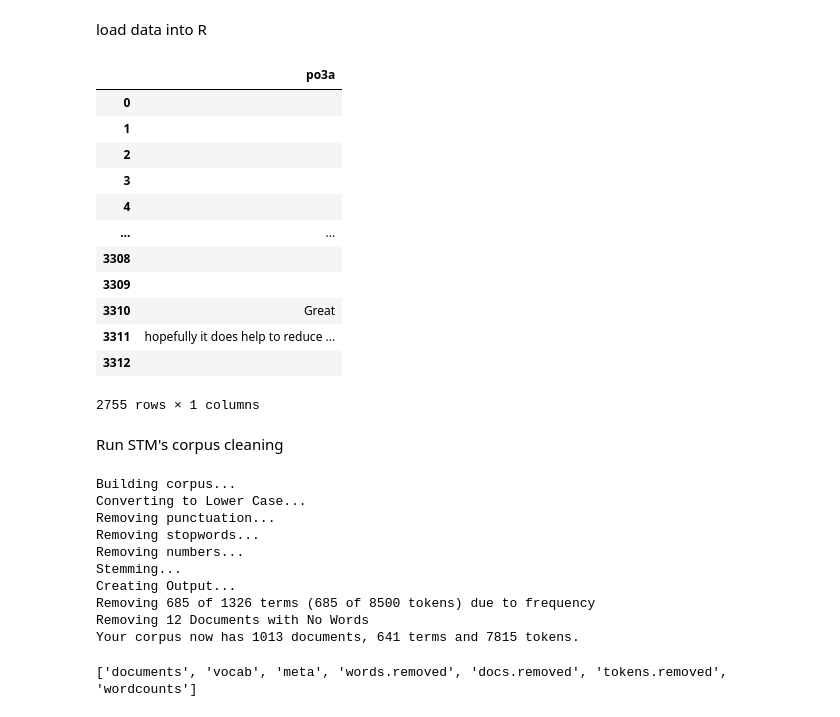
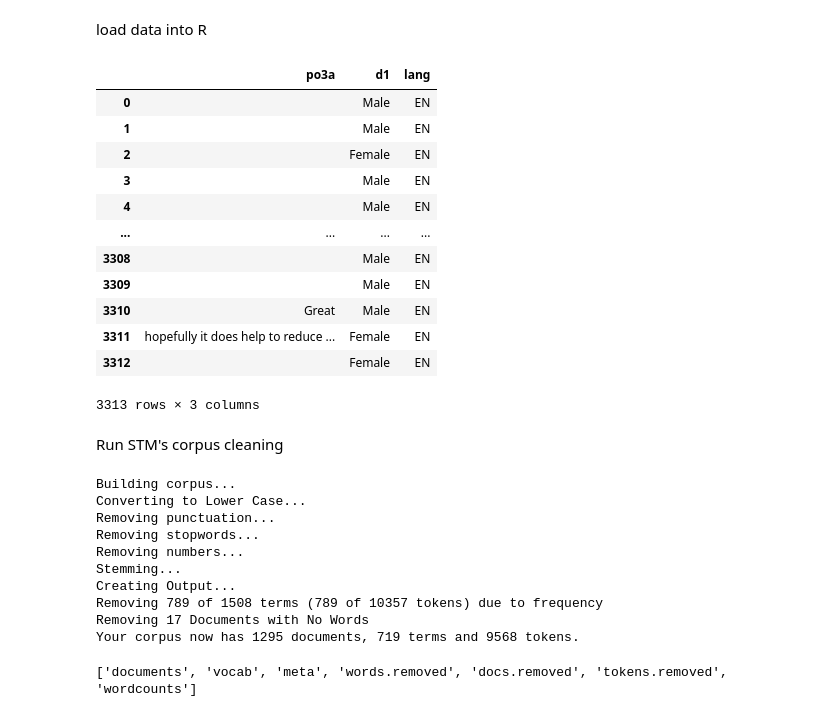
Before and after one commit to mptouzel/PuelmaTouzel_EDS_2024_carbontax, a Jupyter notebook: code/notebooks/stmpy_analysis.ipynb, the cells around one changed output. Saved outputs shown, nothing was run; the diff lists cells and outputs as text; code cells hidden in the pictures.

```diff
--- a/code/notebooks/stmpy_analysis.ipynb
+++ b/code/notebooks/stmpy_analysis.ipynb
@@ -36,10 +36,10 @@ Select data to analyze
 # %%
 carbon_tax_question='po3a'
 participant_sex='d1'
-french_response_ids=df[df.lang=='FR'].index
+# french_response_ids=df[df.lang=='FR'].index
 
 question_id_name=carbon_tax_question
-meta_data_names=[]#[participant_sex]
-exclusions=french_response_ids #english only
+meta_data_names=[participant_sex,'lang']
+exclusions=[] # french_response_ids #english only
 
-data=df.drop(exclusions).loc[:,[question_id_name]+meta_data_names].copy()
+resp_data=df.drop(columns=exclusions).loc[:,[question_id_name]+meta_data_names].copy()
@@ -45,0 +48,3 @@ data=df.drop(exclusions).loc[:,[question_id_name]+meta_data_names].copy()
+# %%
+from lib.lib import translate_responses
+resp_data=translate_responses(resp_data)
@@ -114,32 +118,31 @@ load data into R
 from rpy2.robjects.conversion import localconverter
 # %%
 with localconverter(robjects.default_converter + pandas2ri.converter):
-    robjects.globalenv['doc_df'] = robjects.conversion.py2rpy(data)
+    robjects.globalenv['doc_df'] = robjects.conversion.py2rpy(resp_data)
 robjects.globalenv['doc_df']
 # %% [output]
-|  | po3a |
-| 0 |  |
-| 1 |  |
-| 2 |  |
-| 3 |  |
-| 4 |  |
-| ... | ... |
-| 3308 |  |
-| 3309 |  |
-| 3310 | Great |
-| 3311 | hopefully it does help to reduce ... |
-| 3312 |  |
+|  | po3a | d1 | lang |
+| 0 |  | Male | EN |
+| 1 |  | Male | EN |
+| 2 |  | Female | EN |
+| 3 |  | Male | EN |
+| 4 |  | Male | EN |
+| ... | ... | ... | ... |
+| 3308 |  | Male | EN |
+| 3309 |  | Male | EN |
+| 3310 | Great | Male | EN |
+| 3311 | hopefully it does help to reduce ... | Female | EN |
+| 3312 |  | Female | EN |
-2755 rows × 1 columns
+3313 rows × 3 columns
 # %% [markdown]
 Run STM's corpus cleaning
 # %%
-min_occur=1
 robjects.r("processed_corpus_temp = textProcessor(doc_df$" + question_id_name +", metadata=doc_df, lowercase=TRUE)");
 robjects.r(
     'processed_corpus = prepDocuments(processed_corpus_temp$documents,'+\
                                  'processed_corpus_temp$vocab,'+\
                                  'processed_corpus_temp$meta,'+\
-                                 'lower.thresh='+str(min_occur)+') \n'+\
+                                 'lower.thresh='+str(occurs_in_morethan)+') \n'+\
     'rm(processed_corpus_temp); invisible(gc())'
 );
 # %% [output]
@@ -150,9 +153,9 @@ Removing stopwords...
 Removing numbers...
 Stemming...
 Creating Output...
-Removing 685 of 1326 terms (685 of 8500 tokens) due to frequency
-Removing 12 Documents with No Words
-Your corpus now has 1013 documents, 641 terms and 7815 tokens.
+Removing 789 of 1508 terms (789 of 10357 tokens) due to frequency
+Removing 17 Documents with No Words
+Your corpus now has 1295 documents, 719 terms and 9568 tokens.
 # %%
 preprocessing_output=dict(robjects.r.processed_corpus.items())
 print(list(preprocessing_output.keys()))
```
Also changed, not shown: parts of 21 cells of this notebook, 4 other files.
